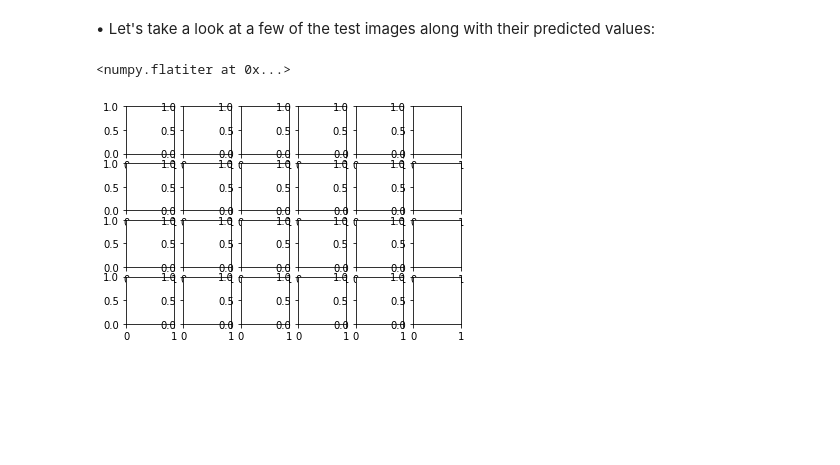
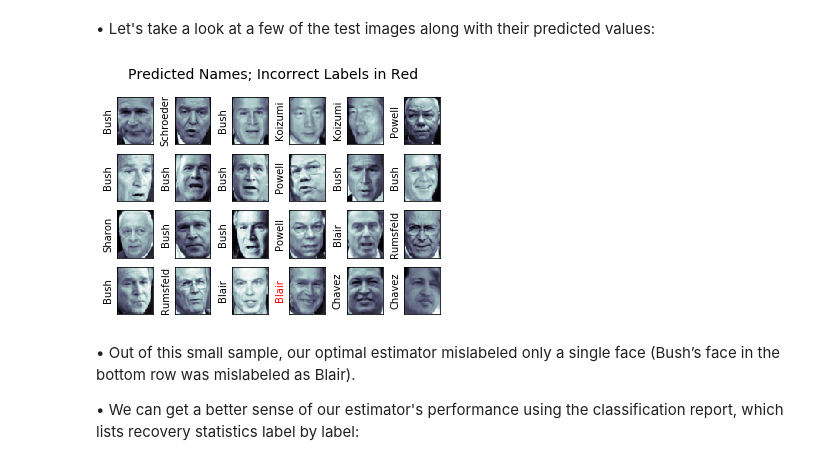
Before and after one commit to rajesh1994/python_excercise_programiz, a Jupyter notebook: python/12_scikit_learn/7.1 Example Face Recognition.ipynb, the cells around one changed output. Drawn from its saved outputs; the diff is of its cells as text; code cells hidden in the pictures; blank space fills up the shorter version.

Commit message:
7.1 Example Face Recognition.ipynb - Completed

```diff
--- a/python/12_scikit_learn/7.1 Example Face Recognition.ipynb
+++ b/python/12_scikit_learn/7.1 Example Face Recognition.ipynb
@@ -72,9 +73,17 @@ model = grid.best_estimator_
 yfit = model.predict(Xtest)
 # %% [markdown]
 • Let's take a look at a few of the test images along with their predicted values:
-# %%
-fig, ax = plt.subplots(4, 6)
-for i, axi in enumerate(ax.flat):
-# %% [output]
-<numpy.flatiter at 0x...>
-[figure, removed]
+# %%
+fig, ax = plt.subplots(4, 6)
+for i, axi in enumerate(ax.flat):
+    axi.imshow(Xtest[i].reshape(62, 47), cmap='bone')
+    axi.set(xticks=[], yticks=[])
+    axi.set_ylabel(faces.target_names[yfit[i]].split()[-1],
+                   color='black' if yfit[i]==ytest[i] else 'red')
+fig.suptitle('Predicted Names; Incorrect Labels in Red', size=14);
+# %% [output]
+[figure, added]
+# %% [markdown]
+• Out of this small sample, our optimal estimator mislabeled only a single face (Bush’s face in the bottom row was mislabeled as Blair).
+
+• We can get a better sense of our estimator's performance using the classification report, which lists recovery statistics label by label:
```
Also changed, not shown: parts of 6 cells of this notebook.
